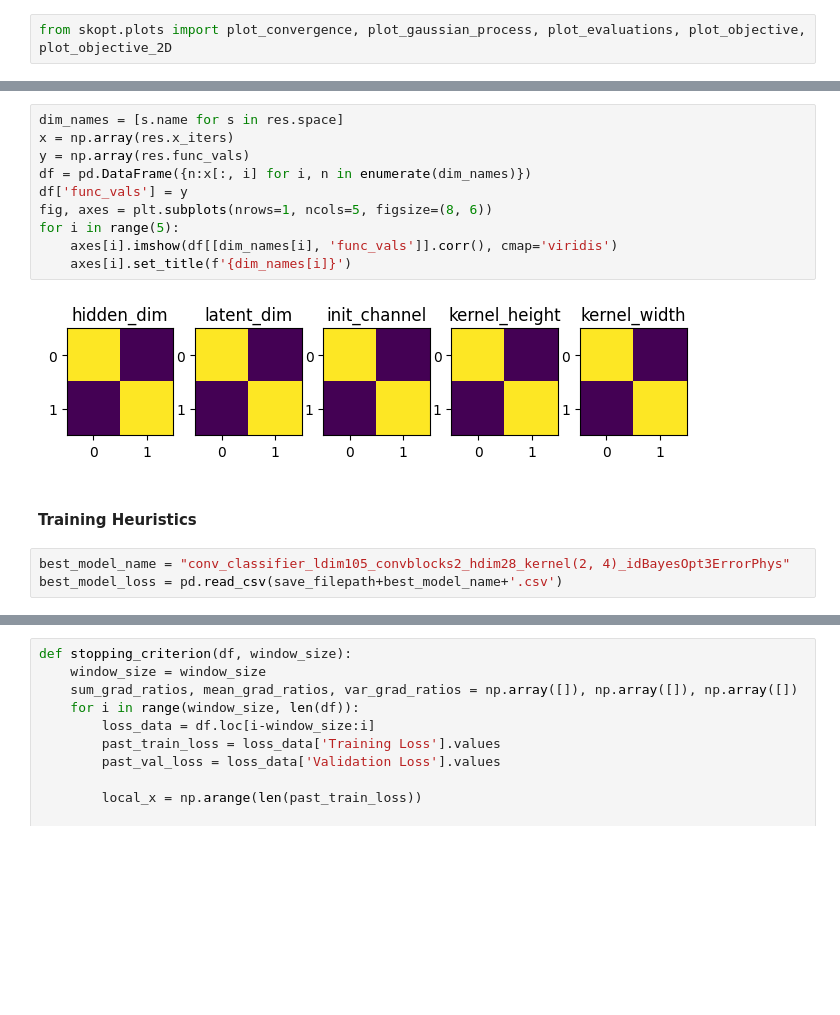
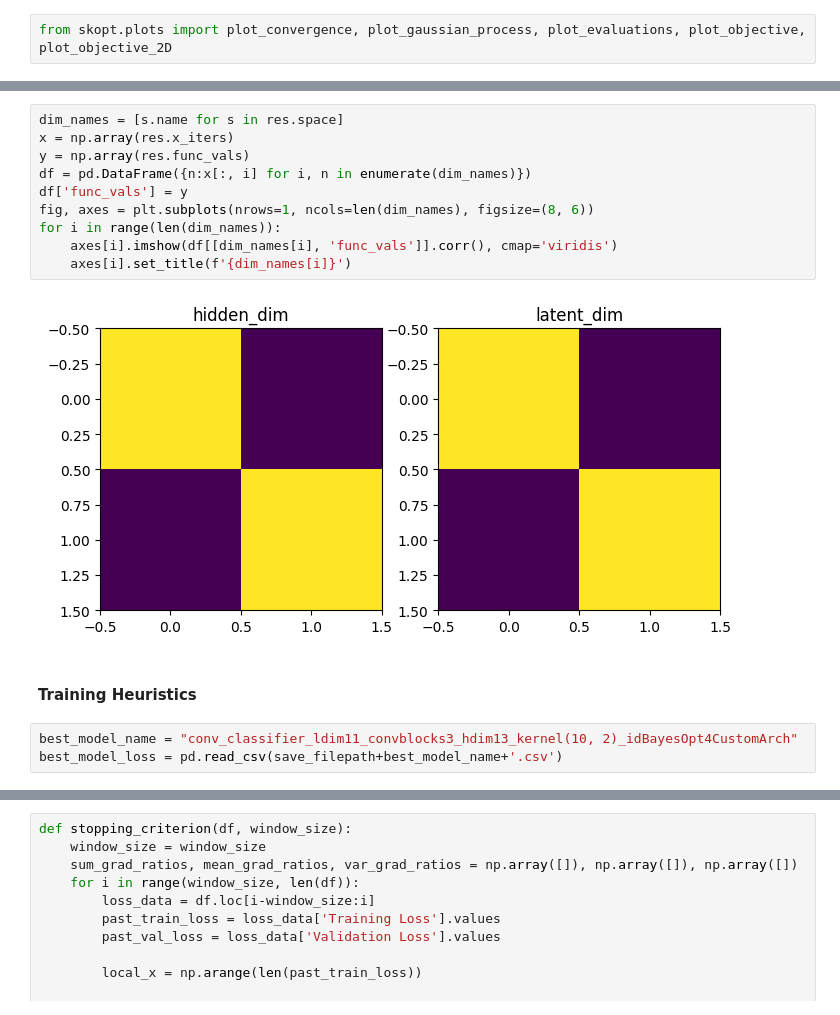
Before and after one commit to ericsallinger/msthesis, a Jupyter notebook: model_training/encoder_classification.ipynb, the cells around one changed output, grey strips where cells are left out. Cells and saved outputs as stored; diff of their text form; blank space fills up the shorter version.

```diff
--- a/model_training/encoder_classification.ipynb
+++ b/model_training/encoder_classification.ipynb
@@ -425,19 +305,19 @@ plot_objective_2D(res, dimension_identifier1='hidden_dim', dimension_identifier2
 # %%
 dim_names = [s.name for s in res.space]
 x = np.array(res.x_iters)
 y = np.array(res.func_vals)
 df = pd.DataFrame({n:x[:, i] for i, n in enumerate(dim_names)})
 df['func_vals'] = y
-fig, axes = plt.subplots(nrows=1, ncols=5, figsize=(8, 6))
-for i in range(5):
+fig, axes = plt.subplots(nrows=1, ncols=len(dim_names), figsize=(8, 6))
+for i in range(len(dim_names)):
     axes[i].imshow(df[[dim_names[i], 'func_vals']].corr(), cmap='viridis')
     axes[i].set_title(f'{dim_names[i]}')
 # %% [output]
-[figure, old version]
+[figure, new version]
 # %% [markdown]
 #### Training Heuristics
 # %%
-best_model_name = "conv_classifier_ldim105_convblocks2_hdim28_kernel(2, 4)_idBayesOpt3ErrorPhys"
+best_model_name = "conv_classifier_ldim11_convblocks3_hdim13_kernel(10, 2)_idBayesOpt4CustomArch"
 best_model_loss = pd.read_csv(save_filepath+best_model_name+'.csv')
 # %%
 sns.relplot(data=best_model_loss, x='Epoch', y='Training Loss', hue='Learning Rate')
```
Also changed, not shown: parts of 17 cells of this notebook, 1 other file.
